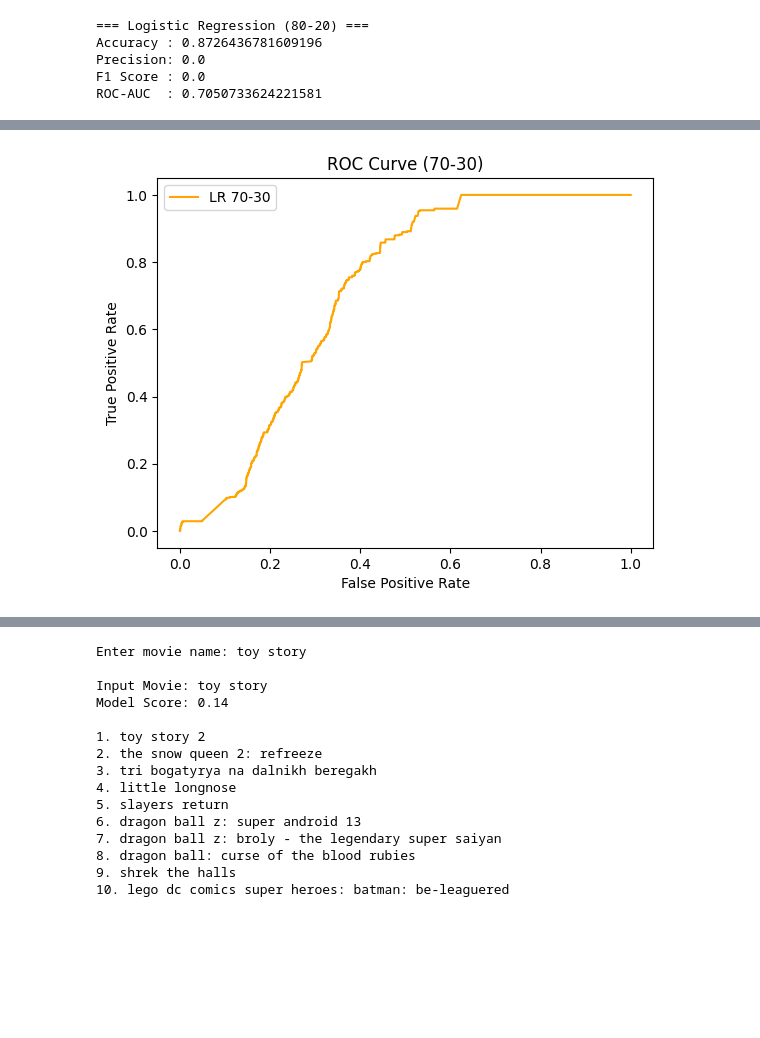
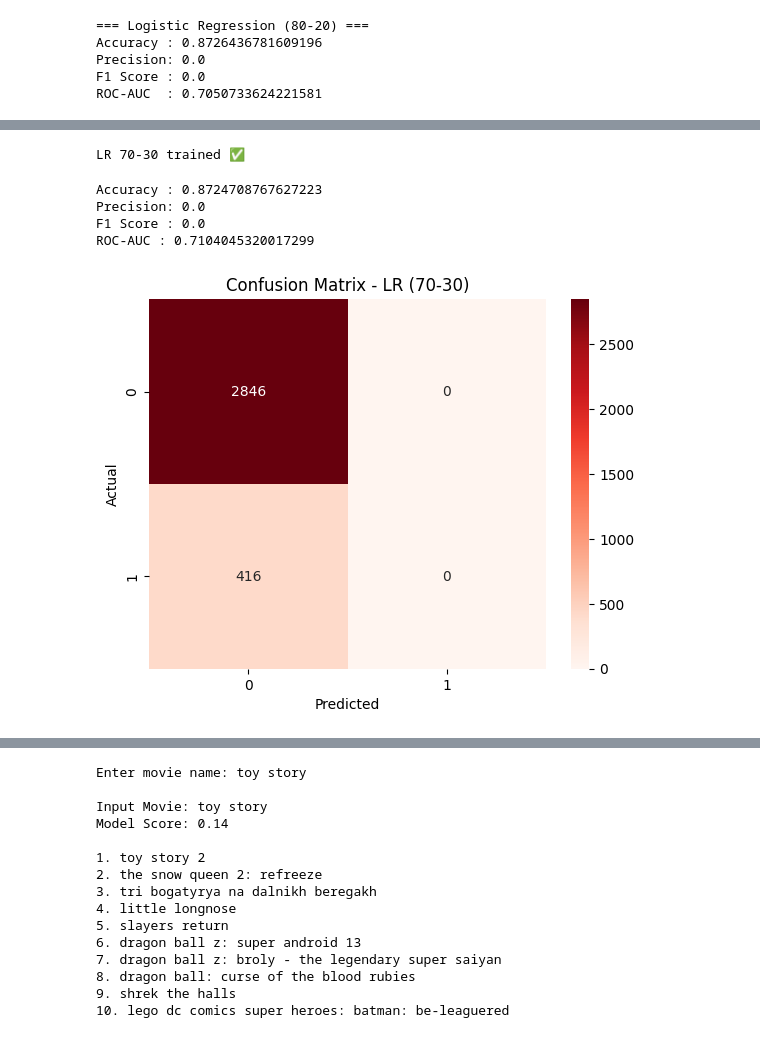
Before and after one commit to MehulShukla-git/Movie_Recommendation_System, a Jupyter notebook: Logistic_Regression.ipynb, the cells around one changed output, grey strips where cells are left out. Cells and saved outputs as stored; diff of their text form; code cells hidden in the pictures; blank space fills up the shorter version.

```diff
--- a/Logistic_Regression.ipynb
+++ b/Logistic_Regression.ipynb
@@ -145,12 +153,0 @@ ROC-AUC  : 0.7104045320017299
-# %%
-fpr_70, tpr_70, _ = roc_curve(y_test_30, y_prob_70)
-
-plt.figure()
-plt.plot(fpr_70, tpr_70, color='orange', label="LR 70-30")
-plt.xlabel("False Positive Rate")
-plt.ylabel("True Positive Rate")
-plt.title("ROC Curve (70-30)")
-plt.legend()
-plt.show()
-# %% [output]
-[figure, removed]
@@ -156,0 +160,11 @@ plt.show()
+# %%
+from sklearn.linear_model import LogisticRegression
+
+lr_70 = LogisticRegression(max_iter=1000)
+lr_70.fit(X_train_70, y_train_70)
+
+print("LR 70-30 trained ✅")
+# %% [output]
+LR 70-30 trained ✅
+# %%
+y_pred_70 = lr_70.predict(X_test_30)
@@ -156,0 +174,28 @@ plt.show()
+# %%
+from sklearn.metrics import accuracy_score, precision_score, f1_score, roc_auc_score
+import numpy as np
+
+print("Accuracy :", accuracy_score(y_test_30, y_pred_70))
+print("Precision:", precision_score(y_test_30, y_pred_70, zero_division=0))
+print("F1 Score :", f1_score(y_test_30, y_pred_70, zero_division=0))
+
+if len(np.unique(y_test_30)) > 1:
+    print("ROC-AUC :", roc_auc_score(y_test_30, y_prob_70))
+else:
+    print("ROC-AUC : Not possible")
+# %% [output]
+Accuracy : 0.8724708767627223
+Precision: 0.0
+F1 Score : 0.0
+ROC-AUC : 0.7104045320017299
+# %%
+cm_70 = confusion_matrix(y_test_30, y_pred_70)
+
+plt.figure()
+sns.heatmap(cm_70, annot=True, fmt='d', cmap='Reds')
+plt.title("Confusion Matrix - LR (70-30)")
+plt.xlabel("Predicted")
+plt.ylabel("Actual")
+plt.show()
+# %% [output]
+[figure, added]
```
Also changed, not shown: parts of 14 cells of this notebook.
